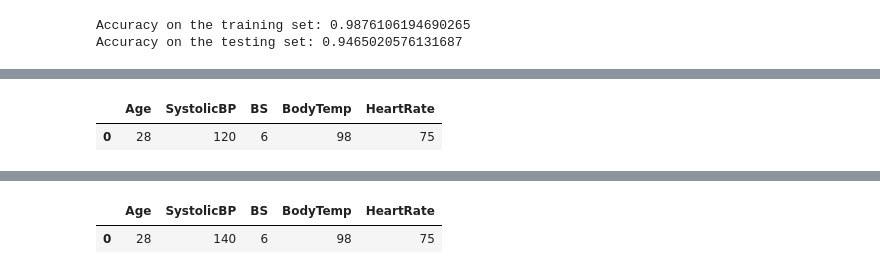
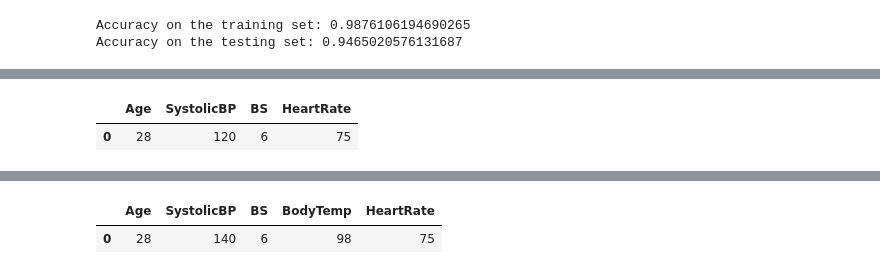
Before and after one commit to rebecca-123/venus-hacks, a Jupyter notebook: backend/maternal_risk.ipynb, the cells around one changed output, grey strips where cells are left out. Cells and saved outputs as stored; diff of their text form; code cells hidden in the pictures.

```diff
--- a/backend/maternal_risk.ipynb
+++ b/backend/maternal_risk.ipynb
@@ -267,17 +269,16 @@ Accuracy on the testing set: 0.8888888888888888
 # %%
 # Define a new passenger
 patient = pd.DataFrame({
     'Age': [28],
     'SystolicBP': [120],
     'BS': [6],
-    'BodyTemp': [98],
     'HeartRate': [75]
 })
 
 display(patient)
 # %% [output]
-|  | Age | SystolicBP | BS | BodyTemp | HeartRate |
-| 0 | 28 | 120 | 6 | 98 | 75 |
+|  | Age | SystolicBP | BS | HeartRate |
+| 0 | 28 | 120 | 6 | 75 |
 # %%
 # Predict the survival probability for the new patient
 low_risk_proba, high_risk_proba = np.squeeze(logreg.predict_proba(patient))
```
Also changed, not shown: parts of 10 cells of this notebook, 7 other files.
